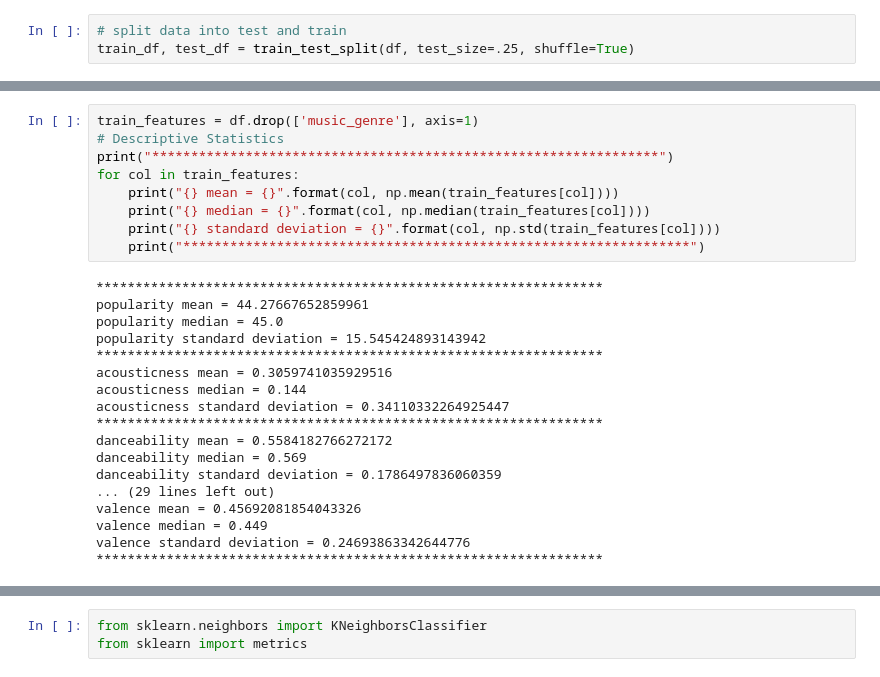
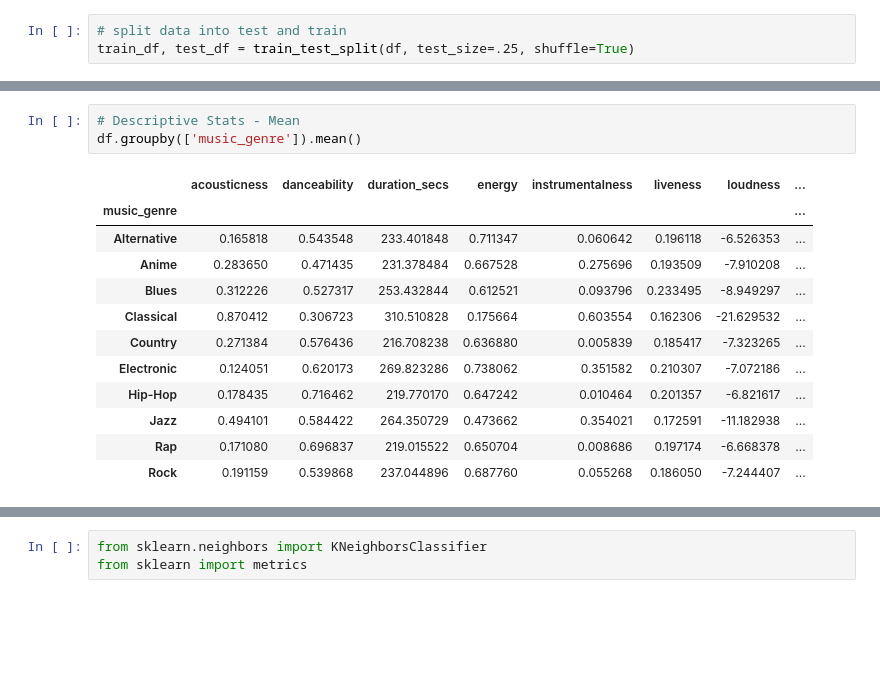
Before and after one commit to CarlosLopezRamirez/CSCI3360-FinalProject, a Jupyter notebook: project_code.ipynb, the cells around one changed output, grey strips where cells are left out. Cells and saved outputs as stored; diff of their text form; blank space fills up the shorter version.

```diff
--- a/project_code.ipynb
+++ b/project_code.ipynb
@@ -49,27 +62,16 @@ histograms = train_df.hist(figsize=(20, 20))
-# %%
-train_features = df.drop(['music_genre'], axis=1)
-# Descriptive Statistics
-print("*****************************************************************")
-for col in train_features:
-    print("{} mean = {}".format(col, np.mean(train_features[col])))
-    print("{} median = {}".format(col, np.median(train_features[col])))
-    print("{} standard deviation = {}".format(col, np.std(train_features[col])))
-    print("*****************************************************************")
-# %% [output]
-*****************************************************************
-popularity mean = 44.27667652859961
-popularity median = 45.0
-popularity standard deviation = 15.545424893143942
-*****************************************************************
-acousticness mean = 0.3059741035929516
-acousticness median = 0.144
-acousticness standard deviation = 0.34110332264925447
-*****************************************************************
-danceability mean = 0.5584182766272172
-danceability median = 0.569
-danceability standard deviation = 0.1786497836060359
-... (29 lines left out)
-valence mean = 0.45692081854043326
-valence median = 0.449
-valence standard deviation = 0.24693863342644776
-*****************************************************************
+# %%
+# Descriptive Stats - Mean
+df.groupby(['music_genre']).mean()
+# %% [output]
+|  | acousticness | danceability | duration_secs | energy | instrumentalness | liveness | loudness | ... |
+| music_genre |  |  |  |  |  |  |  | ... |
+| Alternative | 0.165818 | 0.543548 | 233.401848 | 0.711347 | 0.060642 | 0.196118 | -6.526353 | ... |
+| Anime | 0.283650 | 0.471435 | 231.378484 | 0.667528 | 0.275696 | 0.193509 | -7.910208 | ... |
+| Blues | 0.312226 | 0.527317 | 253.432844 | 0.612521 | 0.093796 | 0.233495 | -8.949297 | ... |
+| Classical | 0.870412 | 0.306723 | 310.510828 | 0.175664 | 0.603554 | 0.162306 | -21.629532 | ... |
+| Country | 0.271384 | 0.576436 | 216.708238 | 0.636880 | 0.005839 | 0.185417 | -7.323265 | ... |
+| Electronic | 0.124051 | 0.620173 | 269.823286 | 0.738062 | 0.351582 | 0.210307 | -7.072186 | ... |
+| Hip-Hop | 0.178435 | 0.716462 | 219.770170 | 0.647242 | 0.010464 | 0.201357 | -6.821617 | ... |
+| Jazz | 0.494101 | 0.584422 | 264.350729 | 0.473662 | 0.354021 | 0.172591 | -11.182938 | ... |
+| Rap | 0.171080 | 0.696837 | 219.015522 | 0.650704 | 0.008686 | 0.197174 | -6.668378 | ... |
+| Rock | 0.191159 | 0.539868 | 237.044896 | 0.687760 | 0.055268 | 0.186050 | -7.244407 | ... |
```
Also changed, not shown: parts of 14 cells of this notebook.
